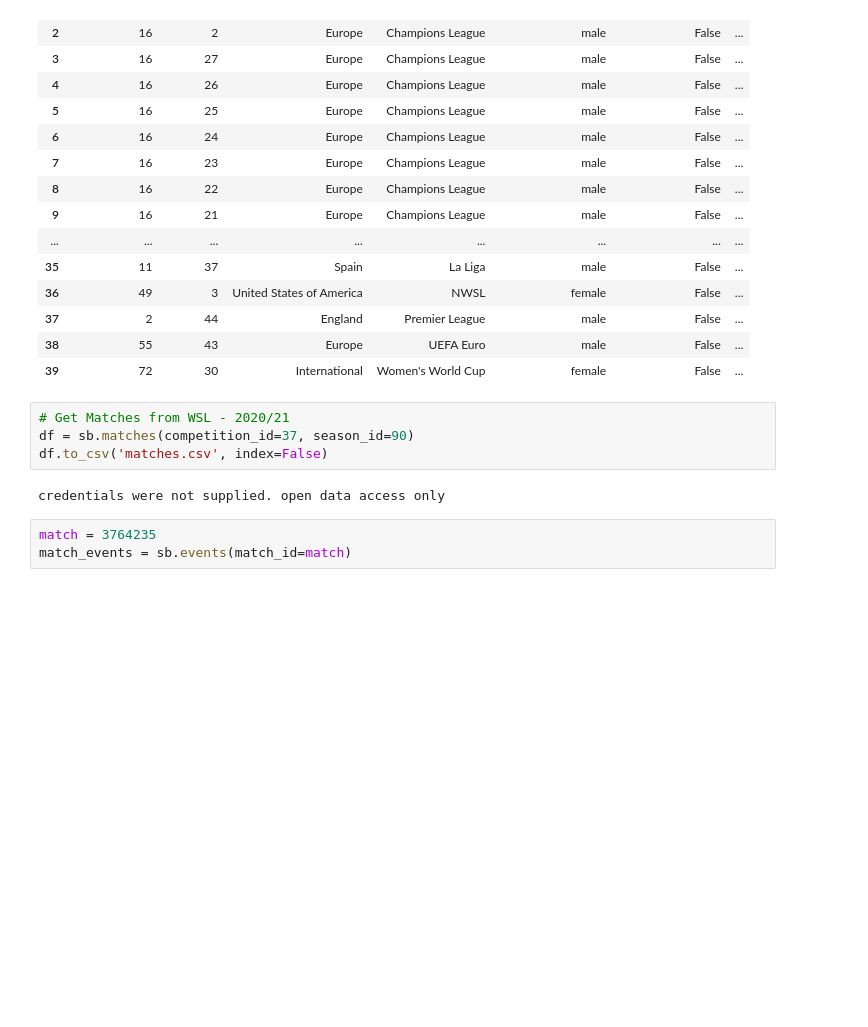
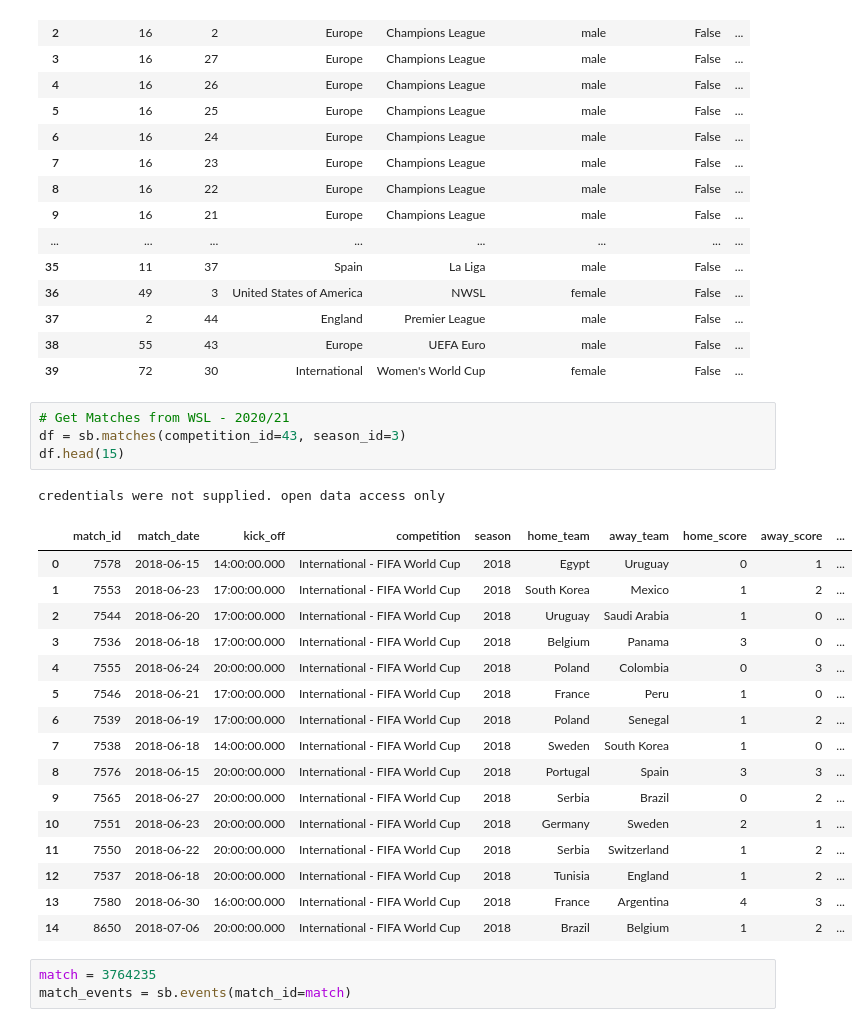
Before and after one commit to rafadelgadom/proyecto_ml, a Jupyter notebook: Pases.ipynb, the cells around one changed output. Saved outputs shown, nothing was run; the diff lists cells and outputs as text; blank space fills up the shorter version.

```diff
--- a/Pases.ipynb
+++ b/Pases.ipynb
@@ -31,10 +31,26 @@ credentials were not supplied. open data access only
 | 39 | 72 | 30 | International | Women's World Cup | female | False | ... |
 # %%
 # Get Matches from WSL - 2020/21
-df = sb.matches(competition_id=37, season_id=90)
-df.to_csv('matches.csv', index=False)
+df = sb.matches(competition_id=43, season_id=3)
+df.head(15)
 # %% [output]
 credentials were not supplied. open data access only
+|  | match_id | match_date | kick_off | competition | season | home_team | away_team | home_score | away_score | ... |
+| 0 | 7578 | 2018-06-15 | 14:00:00.000 | International - FIFA World Cup | 2018 | Egypt | Uruguay | 0 | 1 | ... |
+| 1 | 7553 | 2018-06-23 | 17:00:00.000 | International - FIFA World Cup | 2018 | South Korea | Mexico | 1 | 2 | ... |
+| 2 | 7544 | 2018-06-20 | 17:00:00.000 | International - FIFA World Cup | 2018 | Uruguay | Saudi Arabia | 1 | 0 | ... |
+| 3 | 7536 | 2018-06-18 | 17:00:00.000 | International - FIFA World Cup | 2018 | Belgium | Panama | 3 | 0 | ... |
+| 4 | 7555 | 2018-06-24 | 20:00:00.000 | International - FIFA World Cup | 2018 | Poland | Colombia | 0 | 3 | ... |
+| 5 | 7546 | 2018-06-21 | 17:00:00.000 | International - FIFA World Cup | 2018 | France | Peru | 1 | 0 | ... |
+| 6 | 7539 | 2018-06-19 | 17:00:00.000 | International - FIFA World Cup | 2018 | Poland | Senegal | 1 | 2 | ... |
+| 7 | 7538 | 2018-06-18 | 14:00:00.000 | International - FIFA World Cup | 2018 | Sweden | South Korea | 1 | 0 | ... |
+| 8 | 7576 | 2018-06-15 | 20:00:00.000 | International - FIFA World Cup | 2018 | Portugal | Spain | 3 | 3 | ... |
+| 9 | 7565 | 2018-06-27 | 20:00:00.000 | International - FIFA World Cup | 2018 | Serbia | Brazil | 0 | 2 | ... |
+| 10 | 7551 | 2018-06-23 | 20:00:00.000 | International - FIFA World Cup | 2018 | Germany | Sweden | 2 | 1 | ... |
+| 11 | 7550 | 2018-06-22 | 20:00:00.000 | International - FIFA World Cup | 2018 | Serbia | Switzerland | 1 | 2 | ... |
+| 12 | 7537 | 2018-06-18 | 20:00:00.000 | International - FIFA World Cup | 2018 | Tunisia | England | 1 | 2 | ... |
+| 13 | 7580 | 2018-06-30 | 16:00:00.000 | International - FIFA World Cup | 2018 | France | Argentina | 4 | 3 | ... |
+| 14 | 8650 | 2018-07-06 | 20:00:00.000 | International - FIFA World Cup | 2018 | Brazil | Belgium | 1 | 2 | ... |
 # %%
 match = 3764235
 match_events = sb.events(match_id=match)
```
Also changed, not shown: parts of 3 cells of this notebook, 1 other file.
